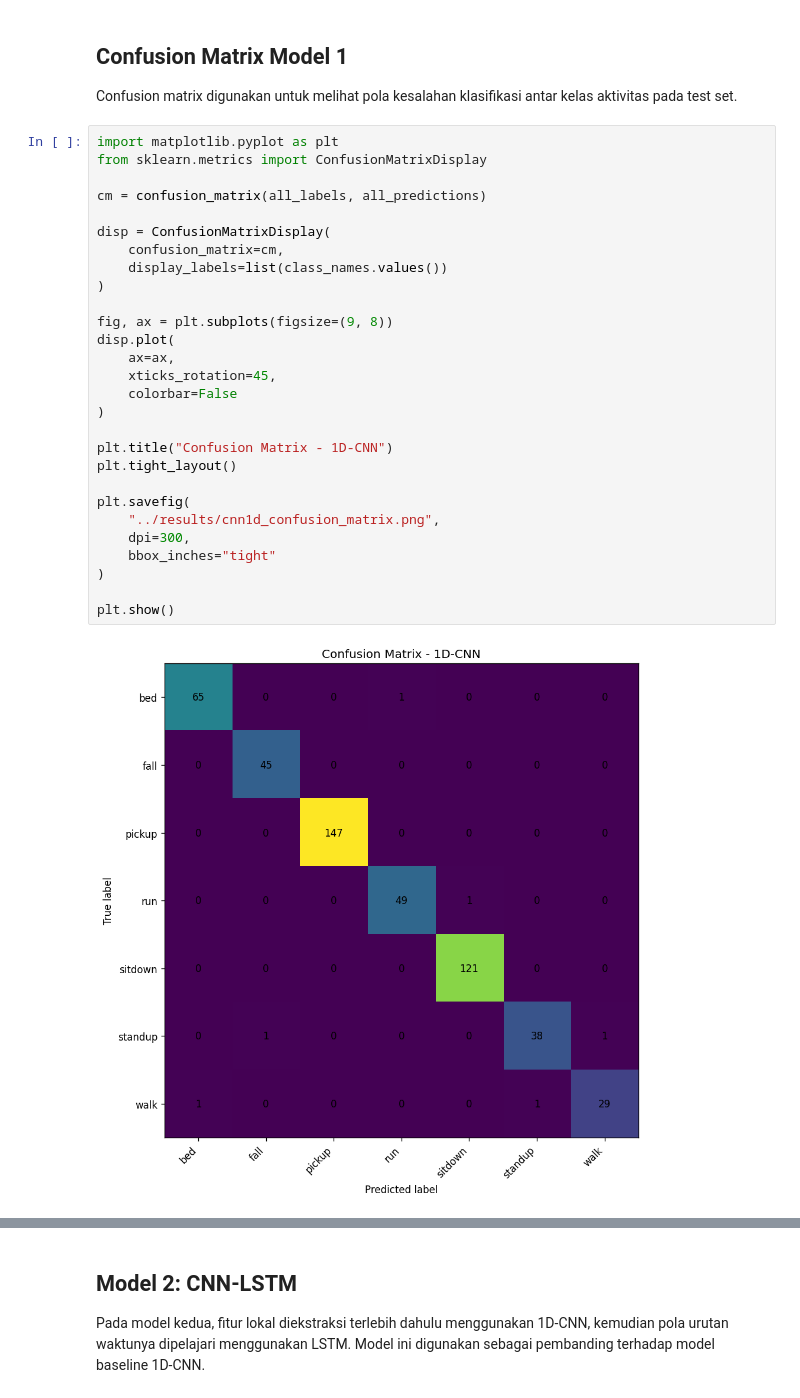
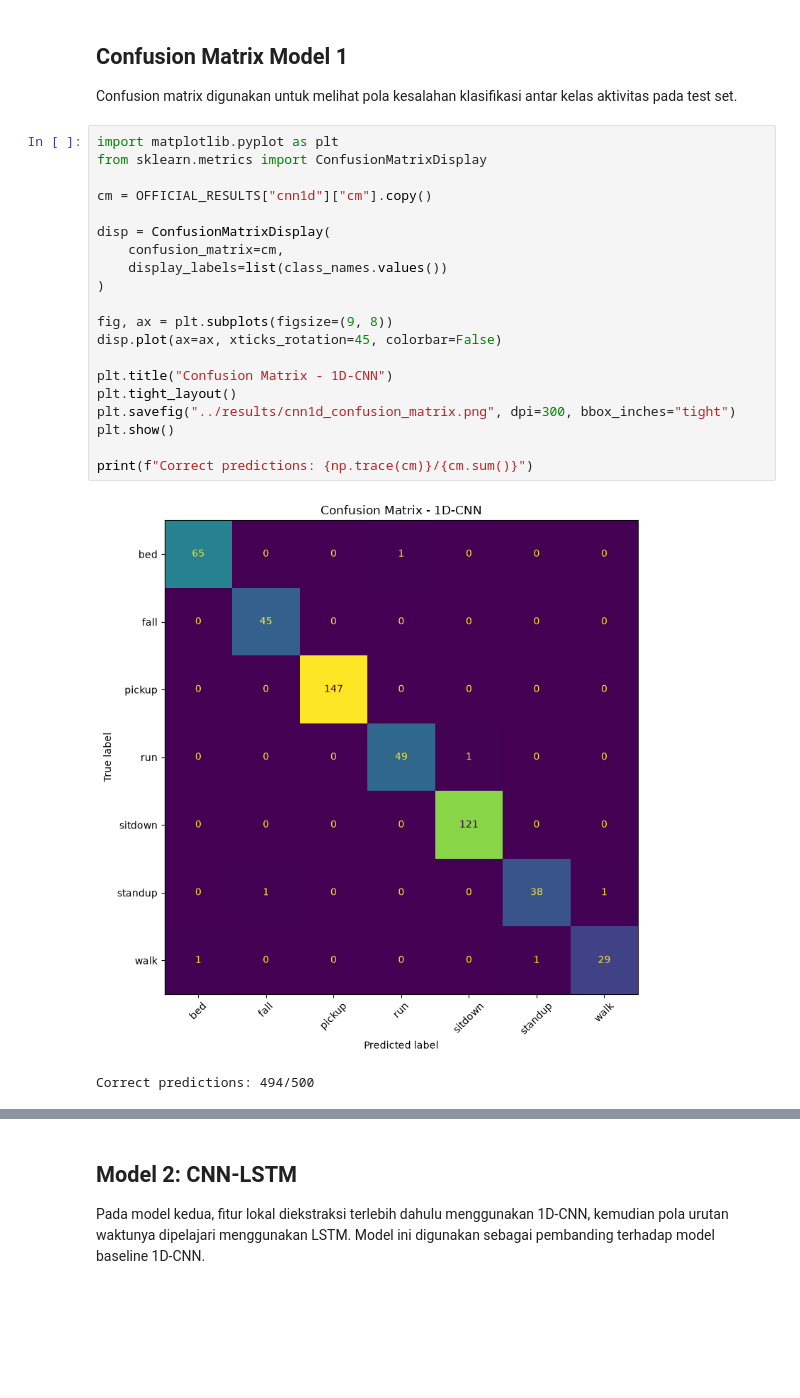
Before and after one commit to Digyana/UTS-PML, a Jupyter notebook: notebooks/UTS_UT_HAR.ipynb, the cells around one changed output, grey strips where cells are left out. Cells and saved outputs as stored; diff of their text form; blank space fills up the shorter version.

Commit message:
Finalisasi UTS PML: notebook, results, source code, dan dokumentasi

```diff
--- a/notebooks/UT_HAR.ipynb
+++ b/notebooks/UTS_UT_HAR.ipynb
@@ -573,31 +574,24 @@ Confusion matrix digunakan untuk melihat pola kesalahan klasifikasi antar kelas
 # %%
 import matplotlib.pyplot as plt
 from sklearn.metrics import ConfusionMatrixDisplay
 
-cm = confusion_matrix(all_labels, all_predictions)
+cm = OFFICIAL_RESULTS["cnn1d"]["cm"].copy()
 
 disp = ConfusionMatrixDisplay(
     confusion_matrix=cm,
     display_labels=list(class_names.values())
 )
 
 fig, ax = plt.subplots(figsize=(9, 8))
-disp.plot(
-    ax=ax,
-    xticks_rotation=45,
-    colorbar=False
-)
+disp.plot(ax=ax, xticks_rotation=45, colorbar=False)
 
 plt.title("Confusion Matrix - 1D-CNN")
 plt.tight_layout()
+plt.savefig("../results/cnn1d_confusion_matrix.png", dpi=300, bbox_inches="tight")
+plt.show()
 
-plt.savefig(
-    "../results/cnn1d_confusion_matrix.png",
-    dpi=300,
-    bbox_inches="tight"
-)
-
-plt.show()
+print(f"Correct predictions: {np.trace(cm)}/{cm.sum()}")
 # %% [output]
-[figure, old version]
+[figure, new version]
+Correct predictions: 494/500
 # %%
```
Also changed, not shown: parts of 23 cells of this notebook, 6 other files.
